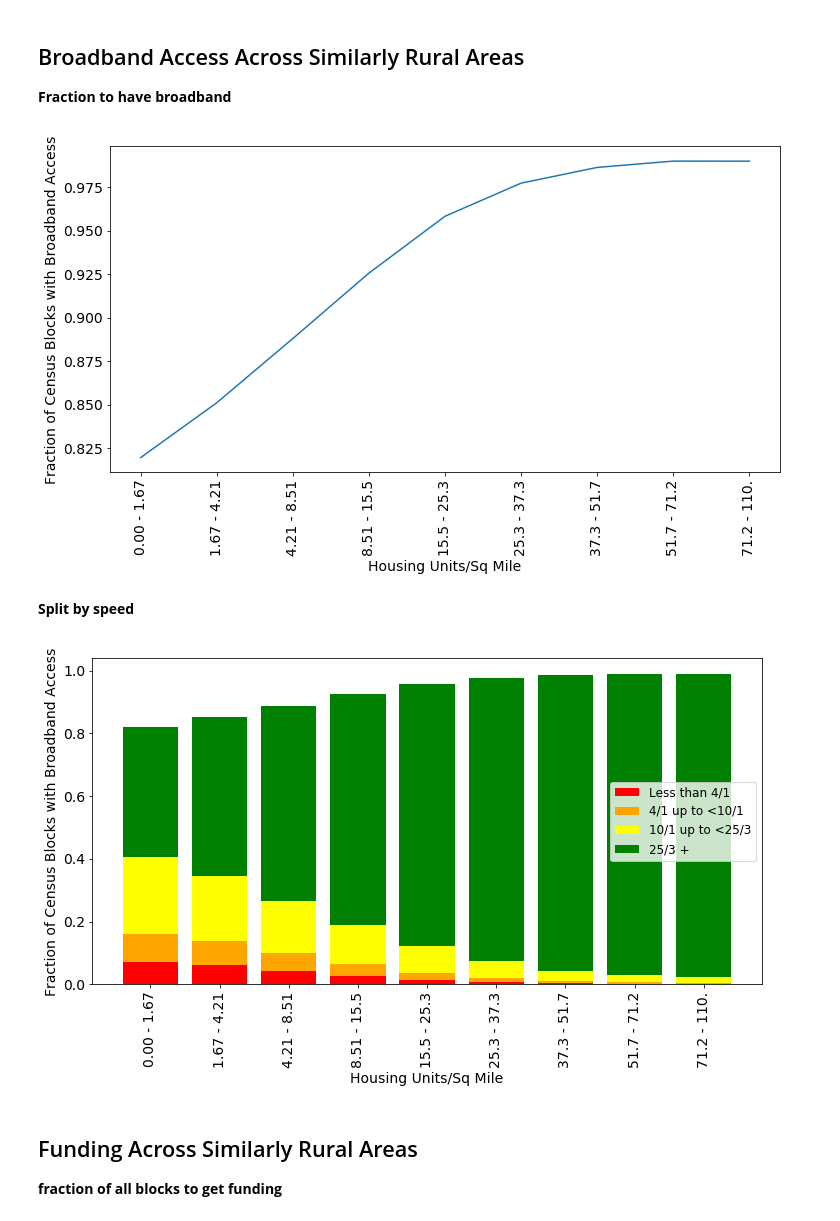
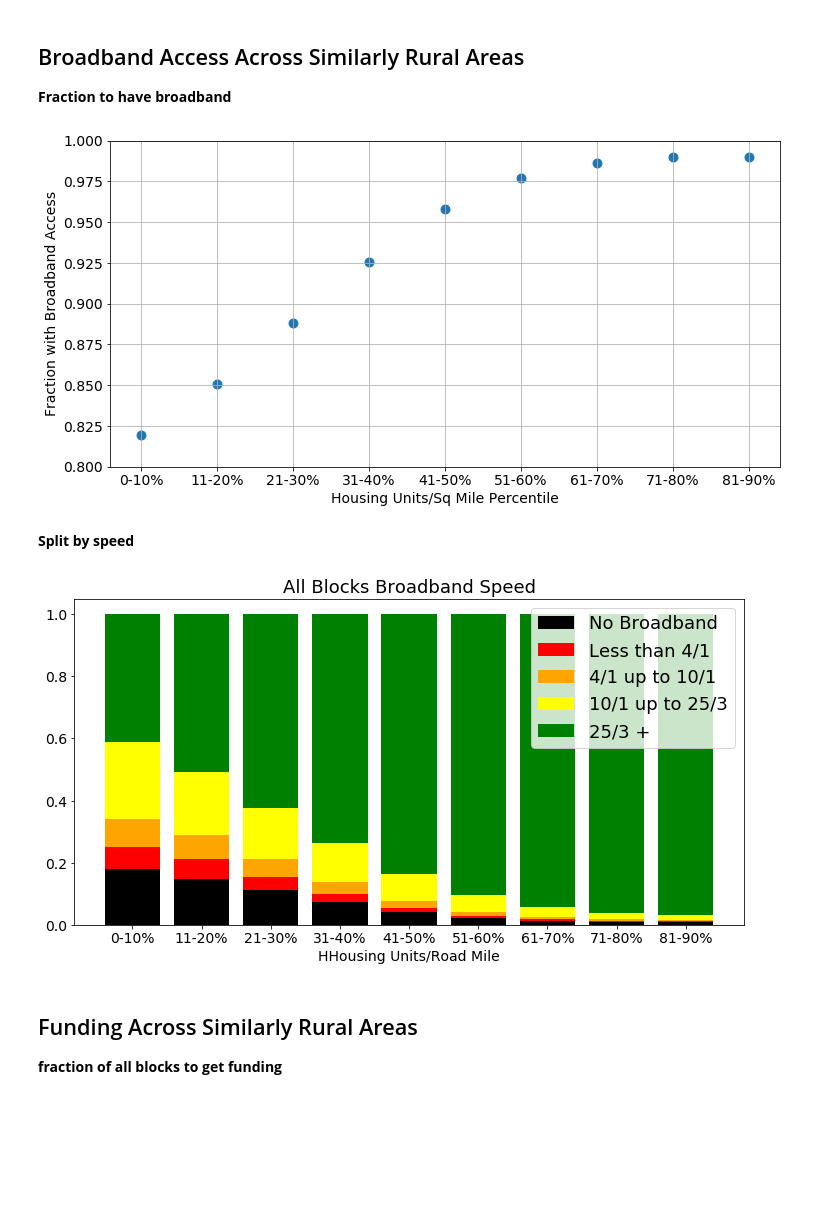
Before and after one commit to fccdsicapstone/data-exploration, a Jupyter notebook: fund_exploration_part4.ipynb, the cells around one changed output. Saved outputs shown, nothing was run; the diff lists cells and outputs as text; code cells hidden in the pictures; blank space fills up the shorter version.

Commit message:
fontsize updates

```diff
--- a/fund_exploration_part4.ipynb
+++ b/fund_exploration_part4.ipynb
@@ -87,15 +95,28 @@ for i in tqdm(range(len(bins)-1)):
     val_range.append(str(bins[i])[0:4] + ' - ' + str(bins[i+1])[0:4])
 # %%
 plt.figure(figsize = (12,6))
-plt.plot(range(0,9), data[0:9])
-plt.xlabel('Housing Units/Sq Mile', fontsize=14)
-plt.ylabel('Fraction of Census Blocks with Broadband Access', fontsize=14)
-plt.xticks(range(9), val_range[:9], rotation=90, fontsize=14)
+plt.grid()
+
+plt.scatter(range(0,9), data[0:9],s=80)
+plt.xlabel('Housing Units/Sq Mile Percentile', fontsize=14)
+plt.ylabel('Fraction with Broadband Access', fontsize=14)
+percentile = ['0-10%',
+             '11-20%',
+             '21-30%',
+             '31-40%',
+             '41-50%',
+              '51-60%',
+             '61-70%',
+             '71-80%',
+             '81-90%']
+plt.xticks(range(9), percentile, fontsize=14)
+plt.ylim(0.8,1)
+
 #plt.xlim(0,10.9)
 plt.yticks(fontsize=14)
 plt.show()
 # %% [output]
-[figure, old version]
+[figure, new version]
 # %% [markdown]
 **Split by speed**
 # %%
@@ -124,24 +148,36 @@ plt.figure(figsize = (12,6))
 
 for i in range(9):
     bottom = 0
+    plt.bar(i, data_none[i], bottom=bottom, color='black',label= 'No Broadband')
+    bottom += data_none[i]
     plt.bar(i, data_less_4[i], bottom=bottom, color='red',label= 'Less than 4/1')
     bottom += data_less_4[i]
-    plt.bar(i, data_4_to_10[i], bottom =bottom, color='orange',label= '4/1 up to <10/1' )
+    plt.bar(i, data_4_to_10[i], bottom =bottom, color='orange',label= '4/1 up to 10/1' )
     bottom += data_4_to_10[i]
-    plt.bar(i, data_10_to_25[i], bottom =bottom, color='yellow',label= '10/1 up to <25/3' )
+    plt.bar(i, data_10_to_25[i], bottom =bottom, color='yellow',label= '10/1 up to 25/3' )
     bottom += data_10_to_25[i]
     plt.bar(i, data_greater_25[i], bottom =bottom, color='green',label= '25/3 +'  )
     if i == 0:
-        plt.legend(loc='center right',fontsize=12)
+        plt.legend(loc='upper right',fontsize=18)
 
 
-plt.xlabel('Housing Units/Sq Mile', fontsize=14)
-plt.ylabel('Fraction of Census Blocks with Broadband Access', fontsize=14)
-plt.xticks(range(9), val_range[:9], rotation=90, fontsize=14)
+plt.xlabel('HHousing Units/Road Mile', fontsize=14)
+plt.title('All Blocks Broadband Speed', fontsize=18)
+#plt.xticks(range(9), val_range[:9], rotation=90, fontsize=14)
+percentile = ['0-10%',
+             '11-20%',
+             '21-30%',
+             '31-40%',
+             '41-50%',
+              '51-60%',
+             '61-70%',
+             '71-80%',
+             '81-90%']
+plt.xticks(range(9), percentile, fontsize=14)
 plt.yticks(fontsize=14)
 plt.show()
 # %% [output]
-[figure, old version]
+[figure, new version]
 # %% [markdown]
 ## Funding Across Similarly Rural Areas
 
```
Also changed, not shown: parts of 6 cells of this notebook, 1 other file.
